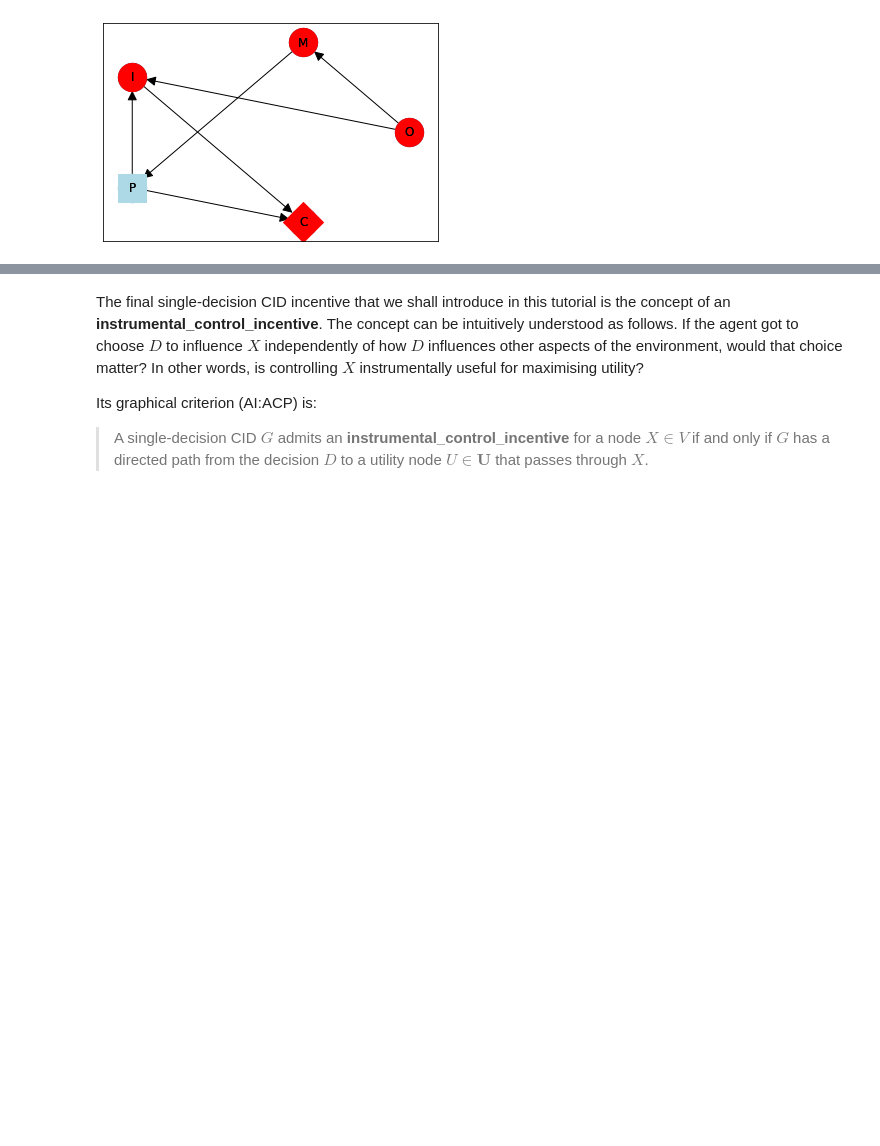
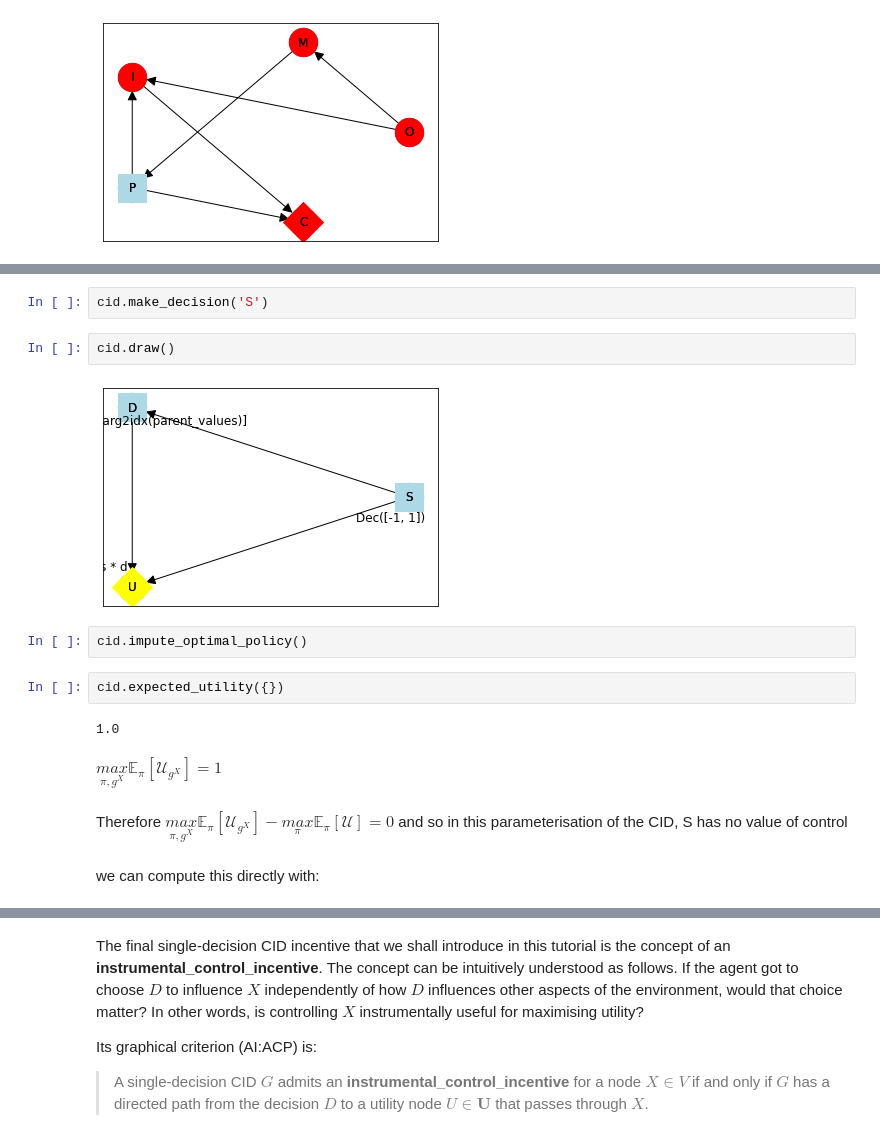
Before and after one commit to causalincentives/pycid, a Jupyter notebook: notebooks/CID_Incentives_Tutorial.ipynb, the cells around one changed output, grey strips where cells are left out. Saved outputs shown, nothing was run; the diff lists cells and outputs as text; blank space fills up the shorter version.

```diff
--- a/notebooks/CID_Incentives_Tutorial.ipynb
+++ b/notebooks/CID_Incentives_Tutorial.ipynb
@@ -308 +350,19 @@ cid.draw_property(lambda node: pycid.admits_voc(cid, node))
+# %%
+cid.make_decision('S')
+# %%
+cid.draw()
+# %% [output]
+[figure, added]
+# %%
+cid.impute_optimal_policy()
+# %%
+cid.expected_utility({})
+# %% [output]
+1.0
+# %% [markdown]
+$\underset{\pi, g^X}{max}\mathbb{E}_\pi[\mathcal{U}_{g^X}] = 1$
+# %% [markdown]
+Therefore $\underset{\pi, g^X}{max}\mathbb{E}_\pi[\mathcal{U}_{g^X}] - \underset{\pi}{max}\mathbb{E}_\pi[\mathcal{U}] = 0$ and so in this parameterisation of the CID, S has no value of control
+# %% [markdown]
+we can compute this directly with:
 # %% [markdown]
```
Also changed, not shown: parts of 19 cells of this notebook, 1 other file.
